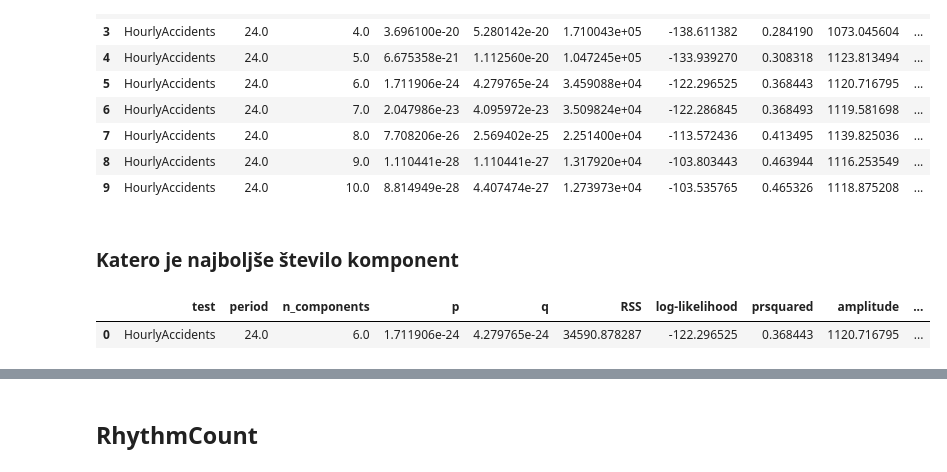
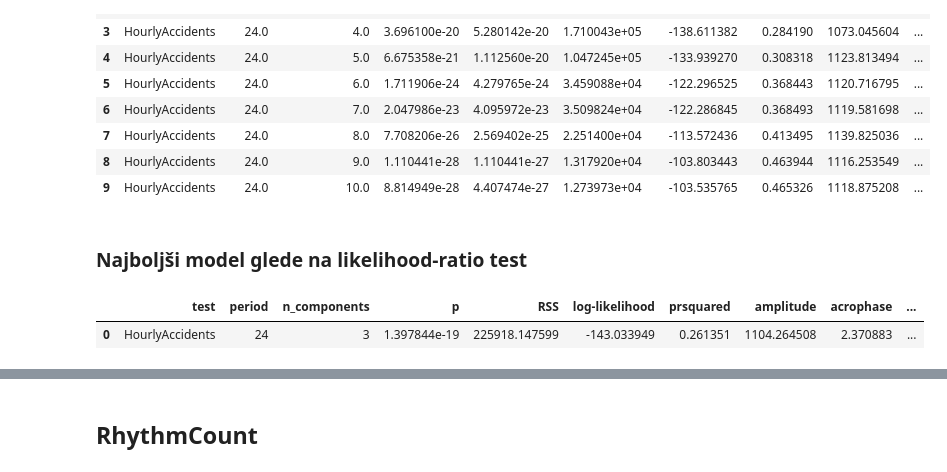
Before and after one commit to hanaskitek/diplomska-git, a Jupyter notebook: 05_kosinor_cez_dan.ipynb, the cells around one changed output, grey strips where cells are left out. Cells and saved outputs as stored; diff of their text form; code cells hidden in the pictures.

Commit message:
Določanje najboljšega modela z likelihood-ratio testom

```diff
--- a/05_kosinor_cez_dan.ipynb
+++ b/05_kosinor_cez_dan.ipynb
@@ -148,14 +199,14 @@ display(df_results)
 | 7 | HourlyAccidents | 24.0 | 8.0 | 7.708206e-26 | 2.569402e-25 | 2.251400e+04 | -113.572436 | 0.413495 | 1139.825036 | ... |
 | 8 | HourlyAccidents | 24.0 | 9.0 | 1.110441e-28 | 1.110441e-27 | 1.317920e+04 | -103.803443 | 0.463944 | 1116.253549 | ... |
 | 9 | HourlyAccidents | 24.0 | 10.0 | 8.814949e-28 | 4.407474e-27 | 1.273973e+04 | -103.535765 | 0.465326 | 1118.875208 | ... |
-# %% [markdown]
-### Katero je najboljše število komponent
+# %% [markdown]
+### Najboljši model glede na likelihood-ratio test
 # %%
-df_best_model = cosinor.get_best_models(df_plot, df_results, n_components = [1,2,3,4,5,6,7,8,9,10])
+# df_best_model = cosinor.get_best_models(df_plot, df_results, n_components = [1,2,3,4,5,6,7,8,9,10])
 df_best_model
 # %% [output]
-|  | test | period | n_components | p | q | RSS | log-likelihood | prsquared | amplitude | ... |
-| 0 | HourlyAccidents | 24.0 | 6.0 | 1.711906e-24 | 4.279765e-24 | 34590.878287 | -122.296525 | 0.368443 | 1120.716795 | ... |
+|  | test | period | n_components | p | RSS | log-likelihood | prsquared | amplitude | acrophase | ... |
+| 0 | HourlyAccidents | 24 | 3 | 1.397844e-19 | 225918.147599 | -143.033949 | 0.261351 | 1104.264508 | 2.370883 | ... |
 # %%
 cosinor.plot_df_models(df_plot, df_best_model)
 # %% [output]
```
Also changed, not shown: parts of 4 cells of this notebook.
